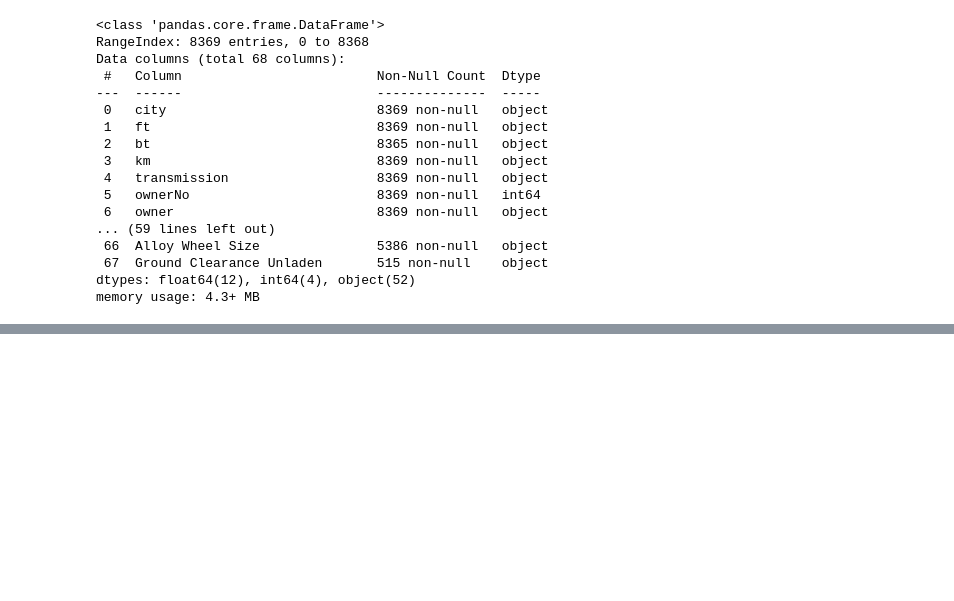
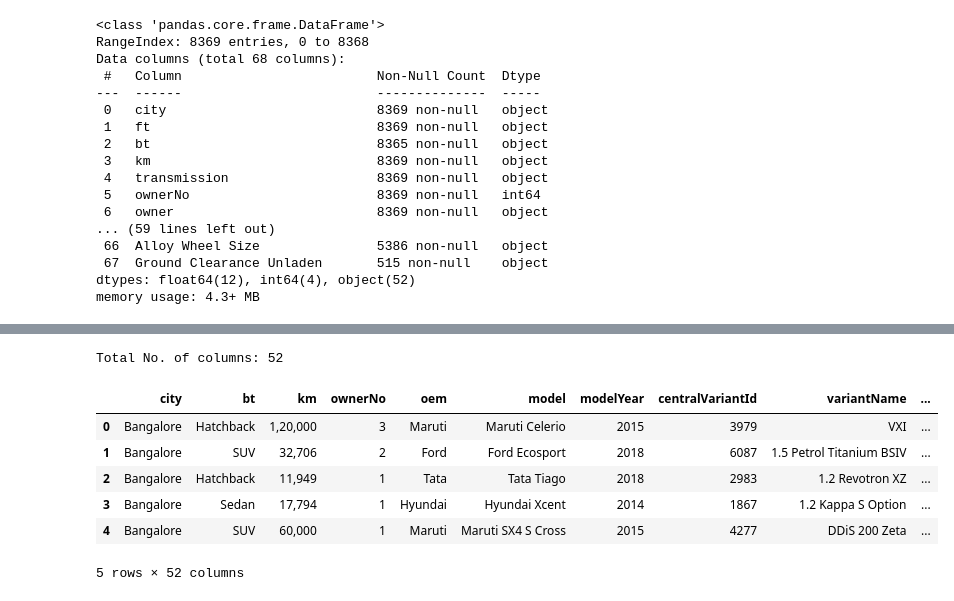
Before and after one commit to Kamalesh-Gandhi/UsedCar_Price_Prediction_Model, a Jupyter notebook: Data_PreProcessing.ipynb, the cells around one changed output, grey strips where cells are left out. Saved outputs shown, nothing was run; the diff lists cells and outputs as text; code cells hidden in the pictures; blank space fills up the shorter version.

```diff
--- a/Data_PreProcessing.ipynb
+++ b/Data_PreProcessing.ipynb
@@ -8,3 +9,8 @@ from sklearn.preprocessing import LabelEncoder
+# %%
+# Adjust display options to show full content
+pd.set_option('display.max_colwidth', None)  # No truncation for column content
+pd.set_option('display.max_rows', None)      # Display all rows (set a limit if data is large)
+pd.set_option('display.max_columns', None)   # Display all columns
 # %%
 df_CombinedData = pd.read_csv(r'DataSets\New_Structured_Data\Combined_Cars_Data.csv',low_memory=False)
 df_CombinedData
@@ -100,2 +158,18 @@ All the datas are same
 # %%
-df_CombinedData.drop(columns=['Kms Driven','Ownership','owner','Year of Manufacture ','Engine Displacement','Engine','Seats.1','Seating Capacity'])
+df_CombinedData.drop(columns=['Kms Driven','Ownership','owner','Year of Manufacture','Engine Displacement',
+                              'Engine','Seats.1','Seats','ft','Alloy Wheel Size','transmission','BoreX Stroke',
+                              'Compression Ratio','Gross Weight','No Door Numbers','Ground Clearance Unladen'],inplace = True, axis = 1)
+# %%
+print(f'Total No. of columns: {df_CombinedData.shape[1]}' )
+# %% [output]
+Total No. of columns: 52
+# %%
+df_CombinedData.head(5)
+# %% [output]
+|  | city | bt | km | ownerNo | oem | model | modelYear | centralVariantId | variantName | ... |
+| 0 | Bangalore | Hatchback | 1,20,000 | 3 | Maruti | Maruti Celerio | 2015 | 3979 | VXI | ... |
+| 1 | Bangalore | SUV | 32,706 | 2 | Ford | Ford Ecosport | 2018 | 6087 | 1.5 Petrol Titanium BSIV | ... |
+| 2 | Bangalore | Hatchback | 11,949 | 1 | Tata | Tata Tiago | 2018 | 2983 | 1.2 Revotron XZ | ... |
+| 3 | Bangalore | Sedan | 17,794 | 1 | Hyundai | Hyundai Xcent | 2014 | 1867 | 1.2 Kappa S Option | ... |
+| 4 | Bangalore | SUV | 60,000 | 1 | Maruti | Maruti SX4 S Cross | 2015 | 4277 | DDiS 200 Zeta | ... |
+5 rows × 52 columns
```
Also changed, not shown: parts of 81 cells of this notebook.
